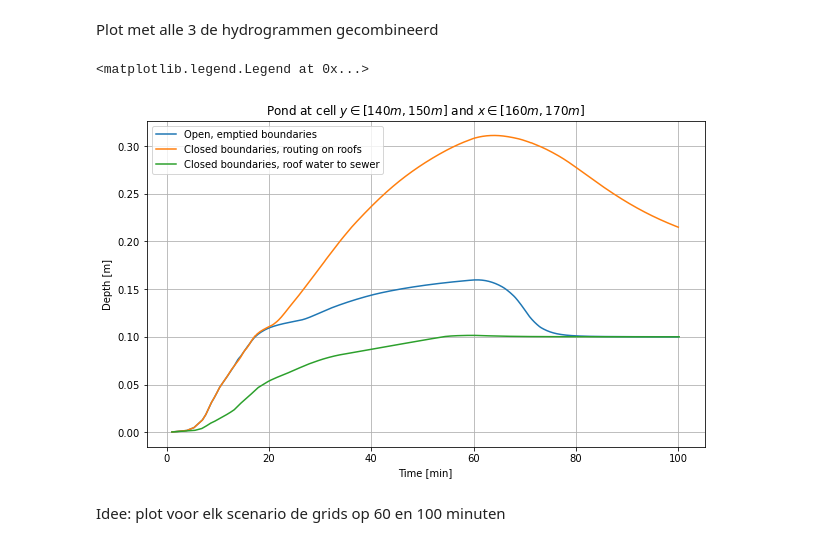
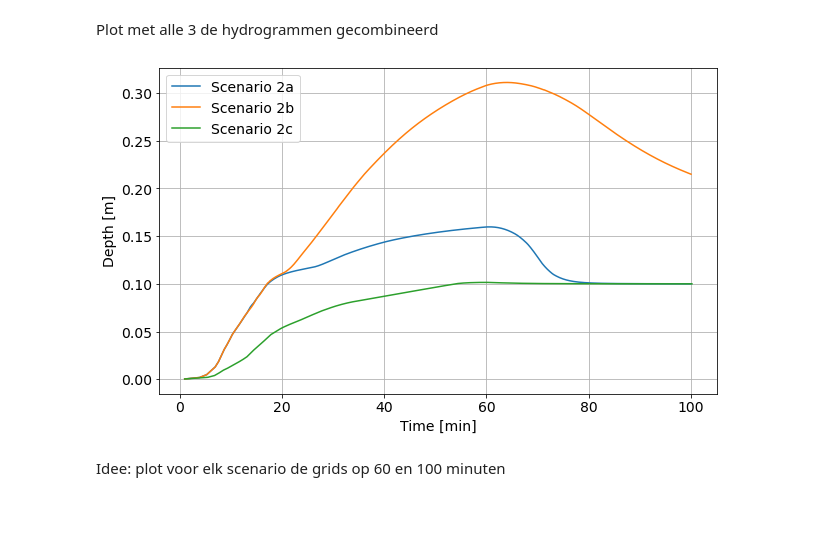
Before and after one commit to olivierbonte/Project_Spatio_Temporele_2, a Jupyter notebook: Gebouwen_scenario.ipynb, the cells around one changed output. Drawn from its saved outputs; the diff is of its cells as text; code cells hidden in the pictures; blank space fills up the shorter version.

Commit message:
Aanmaken PDF afbeeldingen

```diff
--- a/Gebouwen_scenario.ipynb
+++ b/Gebouwen_scenario.ipynb
@@ -653,16 +653,16 @@ Plot met alle 3 de hydrogrammen gecombineerd
 # %%
 plt.figure(figsize = (10,6))
 plt.grid(b=True)
-plt.plot(t_list_min, depth_streetpond_list, label ='Open, emptied boundaries')
-plt.plot(t_list_min_closed, depth_streetpond_list_closed, label = 'Closed boundaries, routing on roofs')
-plt.plot(t_list_min_closed_riolering, depth_streetpond_list_closed_riolering, label = 'Closed boundaries, roof water to sewer')
+plt.plot(t_list_min, depth_streetpond_list, label ='Scenario 2a')
+plt.plot(t_list_min_closed, depth_streetpond_list_closed, label = 'Scenario 2b')
+plt.plot(t_list_min_closed_riolering, depth_streetpond_list_closed_riolering, label = 'Scenario 2c')
 plt.xlabel('Time [min]')
 plt.ylabel('Depth [m]')
-plt.title(r'Pond at cell $y \in [140 m,150 m]$ and $x \in [160 m, 170m]$')
+#plt.title(r'Pond at cell $y \in [140 m,150 m]$ and $x \in [160 m, 170m]$')
 plt.legend()
+plt.savefig('AfbeeldingenPDF/scenario2_vergelijking.pdf')
 # %% [output]
-<matplotlib.legend.Legend at 0x...>
-[figure, old version]
+[figure, new version]
 # %% [markdown]
 Idee: plot voor elk scenario de grids op 60 en 100 minuten
 # %% [markdown]
```
Also changed, not shown: parts of 12 cells of this notebook, 14 other files.
